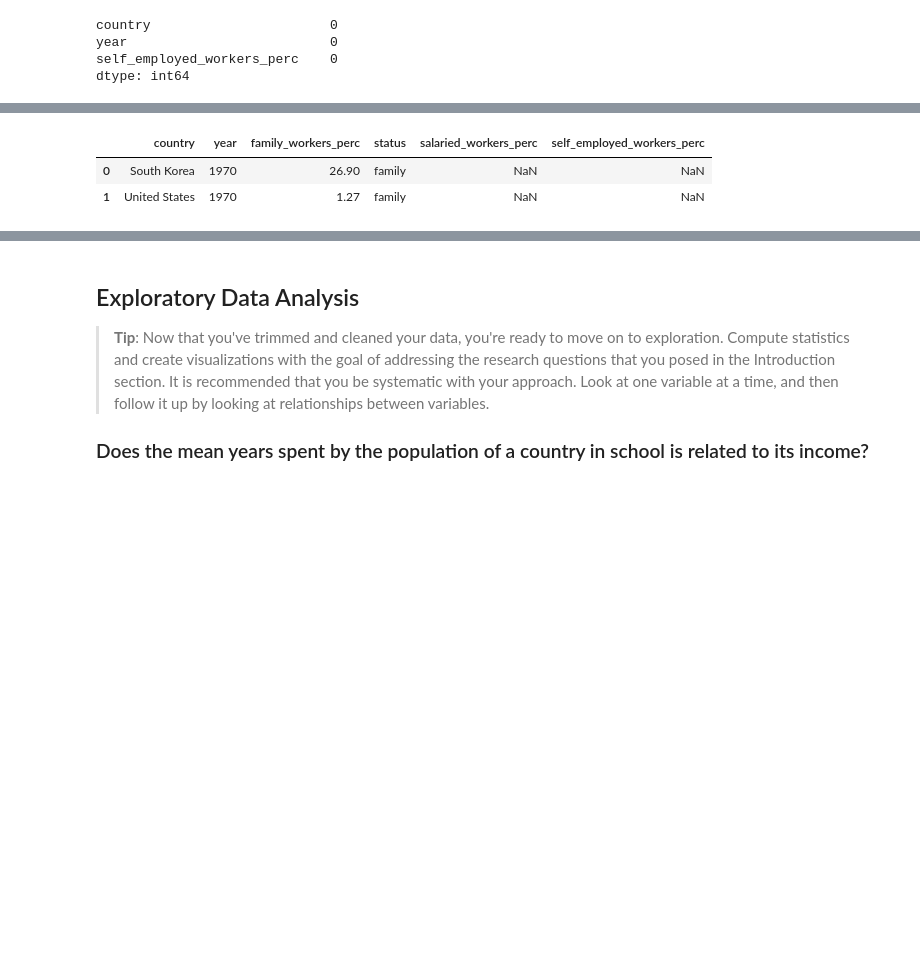
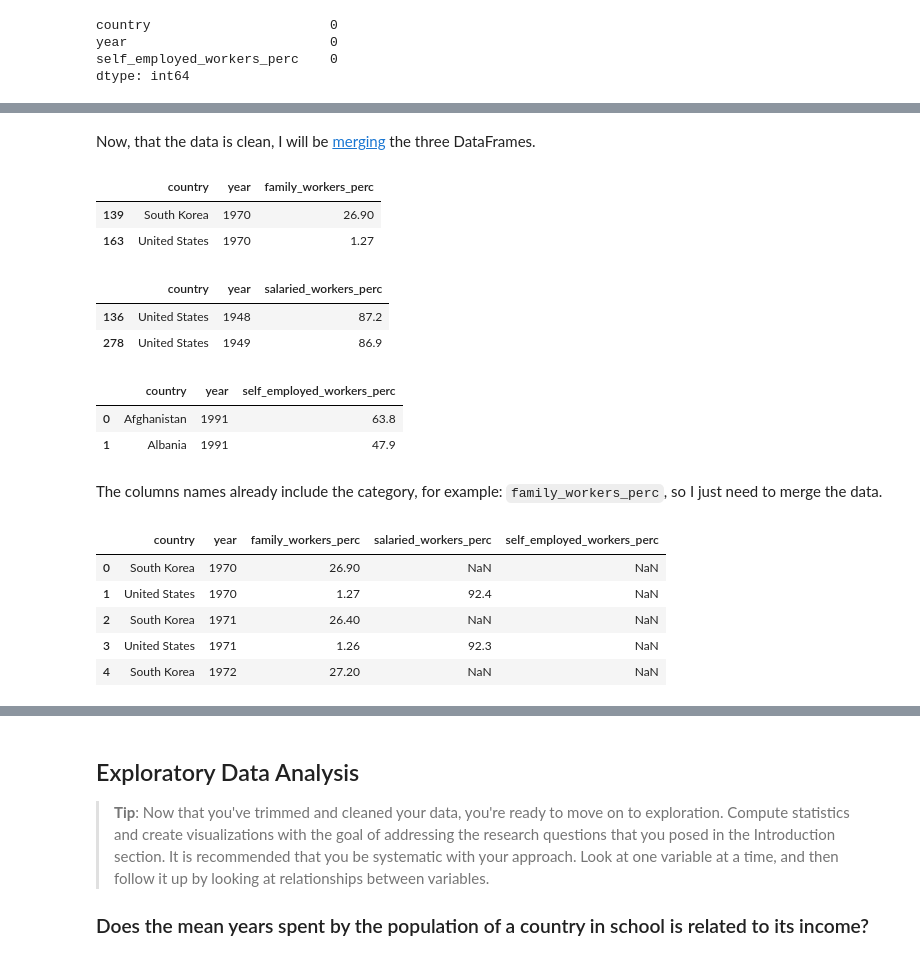
Before and after one commit to suefenali/data_analysis_nanodegree, a Jupyter notebook: project_2/investigate-a-dataset-template.ipynb, the cells around one changed output, grey strips where cells are left out. Saved outputs shown, nothing was run; the diff lists cells and outputs as text; code cells hidden in the pictures; blank space fills up the shorter version.

```diff
--- a/project_2/investigate-a-dataset-template.ipynb
+++ b/project_2/investigate-a-dataset-template.ipynb
@@ -796,6 +789,22 @@ self_status = np.repeat('self_employed', self_employed.shape[0])
-# %%
-family['status'] = fam_status
-salaried['status'] = sal_status
-self_employed['status'] = self_status
-# %%
-status = family.append(salaried, ignore_index=True, sort=False).append(self_employed, ignore_index=True, sort=False)
+# %% [markdown]
+Now, that the data is clean, I will be [merging](#shape) the three DataFrames.
+# %%
+family.head(2)
+# %% [output]
+|  | country | year | family_workers_perc |
+| 139 | South Korea | 1970 | 26.90 |
+| 163 | United States | 1970 | 1.27 |
+# %%
+salaried.head(2)
+# %% [output]
+|  | country | year | salaried_workers_perc |
+| 136 | United States | 1948 | 87.2 |
+| 278 | United States | 1949 | 86.9 |
+# %%
+self_employed.head(2)
+# %% [output]
+|  | country | year | self_employed_workers_perc |
+| 0 | Afghanistan | 1991 | 63.8 |
+| 1 | Albania | 1991 | 47.9 |
+# %% [markdown]
+The columns names already include the category, for example: `family_workers_perc`, so I just need to merge the data.
@@ -802,9 +814,12 @@ status = family.append(salaried, ignore_index=True, sort=False).append(self_empl
 # %%
-status.head(2)
+status.head()
 # %% [output]
-|  | country | year | family_workers_perc | status | salaried_workers_perc | self_employed_workers_perc |
-| 0 | South Korea | 1970 | 26.90 | family | NaN | NaN |
-| 1 | United States | 1970 | 1.27 | family | NaN | NaN |
+|  | country | year | family_workers_perc | salaried_workers_perc | self_employed_workers_perc |
+| 0 | South Korea | 1970 | 26.90 | NaN | NaN |
+| 1 | United States | 1970 | 1.27 | 92.4 | NaN |
+| 2 | South Korea | 1971 | 26.40 | NaN | NaN |
+| 3 | United States | 1971 | 1.26 | 92.3 | NaN |
+| 4 | South Korea | 1972 | 27.20 | NaN | NaN |
 # %%
 status.shape
 # %% [output]
```
Also changed, not shown: parts of 129 cells of this notebook.
